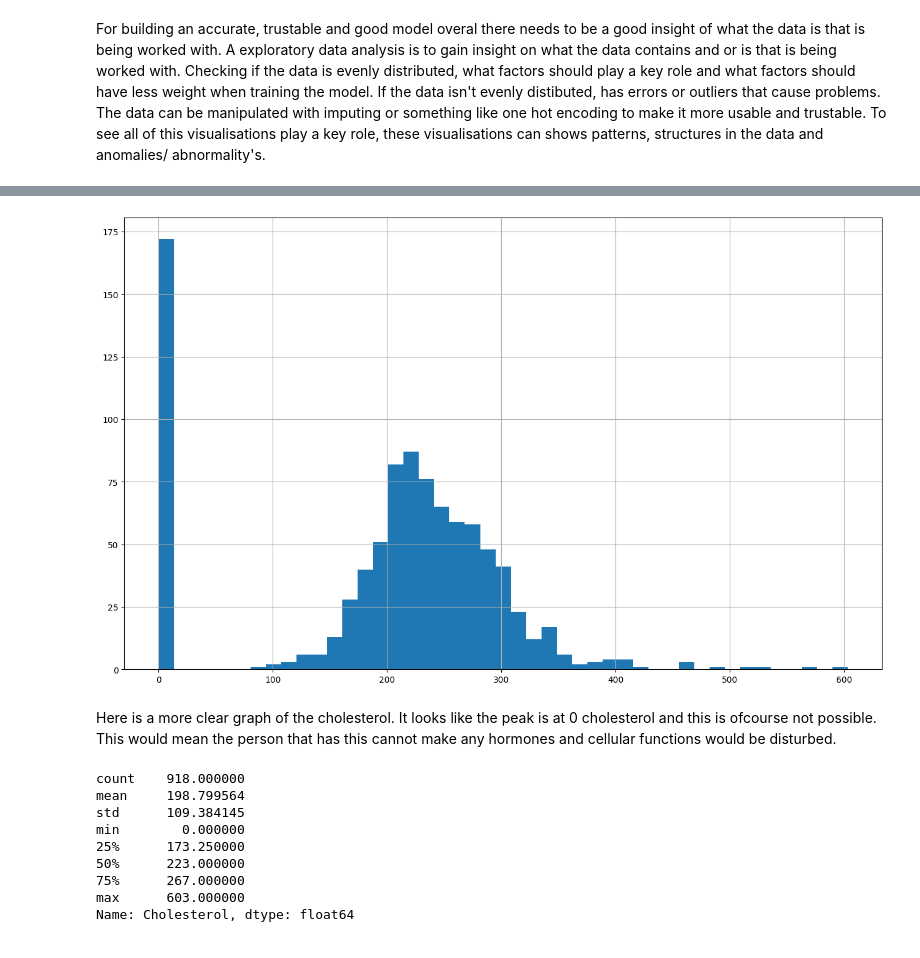
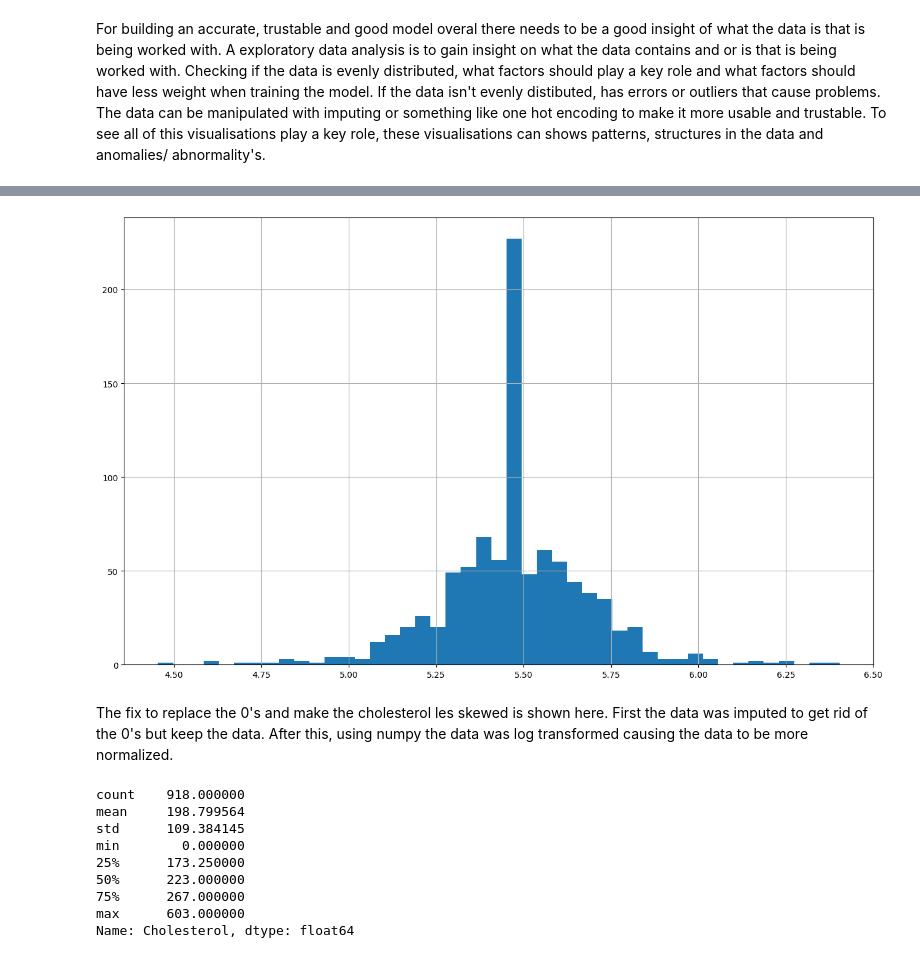
Before and after one commit to azzipxonraj/ml_heart, a Jupyter notebook: Machinelearn_heartdisease copy.ipynb, the cells around one changed output, grey strips where cells are left out. Cells and saved outputs as stored; diff of their text form; code cells hidden in the pictures.

Commit message:
imputation and manipulated data

```diff
--- a/Machinelearn_heartdisease copy.ipynb
+++ b/Machinelearn_heartdisease copy.ipynb
@@ -177,10 +190,13 @@ Here we check all the numeric features for their distribution. If the distributi
 # %%
-df["Cholesterol"].hist(bins=45, figsize=(16.0, 9.6))
+median_cholesterol = df[df['Cholesterol'] != 0]['Cholesterol'].median()
+df['Cholesterol_Imputed'] = df['Cholesterol'].replace(0, median_cholesterol)
+df['Cholesterol_Imputed_Log'] = np.log1p(df["Cholesterol_Imputed"])
+df['Cholesterol_Imputed_Log'].hist(bins=45, figsize=(16.0, 9.6))
 plt.show()
 # %% [output]
-[figure, old version]
+[figure, new version]
-# %% [markdown]
-Here is a more clear graph of the cholesterol. It looks like the peak is at 0 cholesterol and this is ofcourse not possible. This would mean the person that has this cannot make any hormones and cellular functions would be disturbed.
+# %% [markdown]
+The fix to replace the 0's and make the cholesterol les skewed is shown here. First the data was imputed to get rid of the 0's but keep the data. After this, using numpy the data was log transformed causing the data to be more normalized.
 # %%
 df["Cholesterol"].describe().T
 # %% [output]
```
Also changed, not shown: parts of 8 cells of this notebook, 1 other file.
